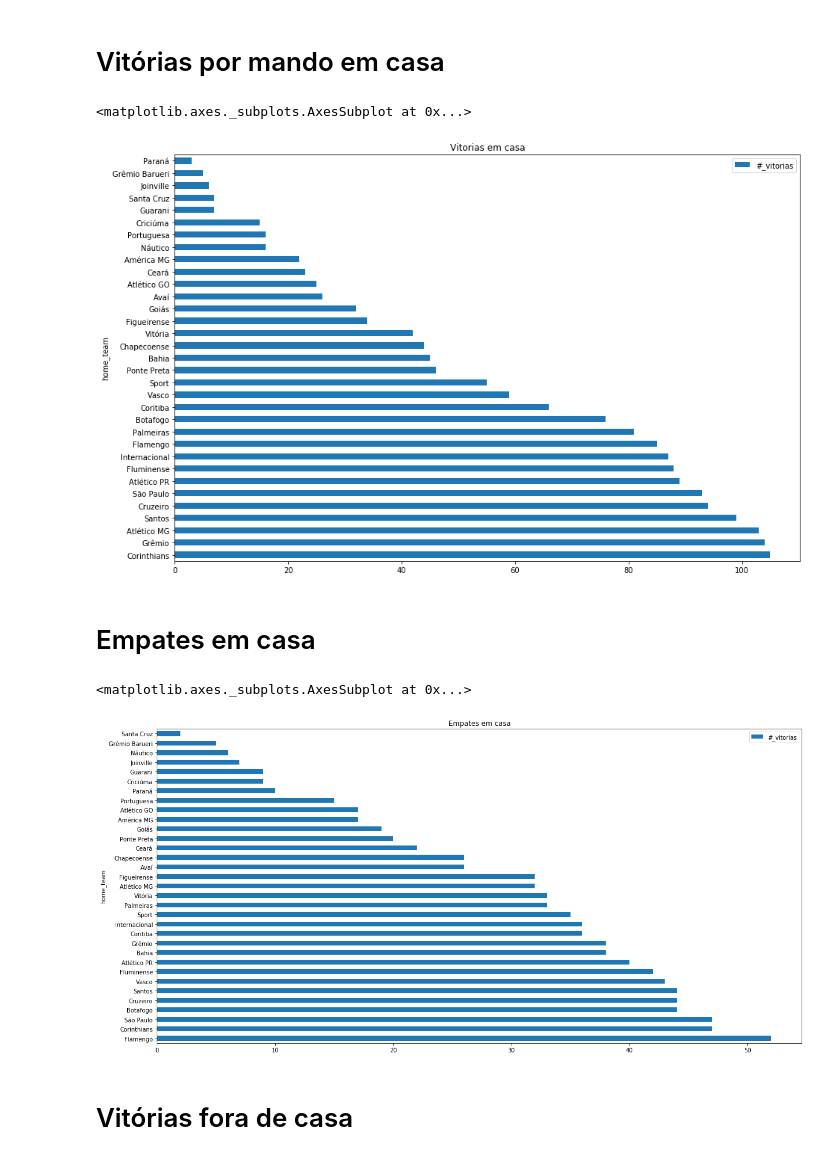
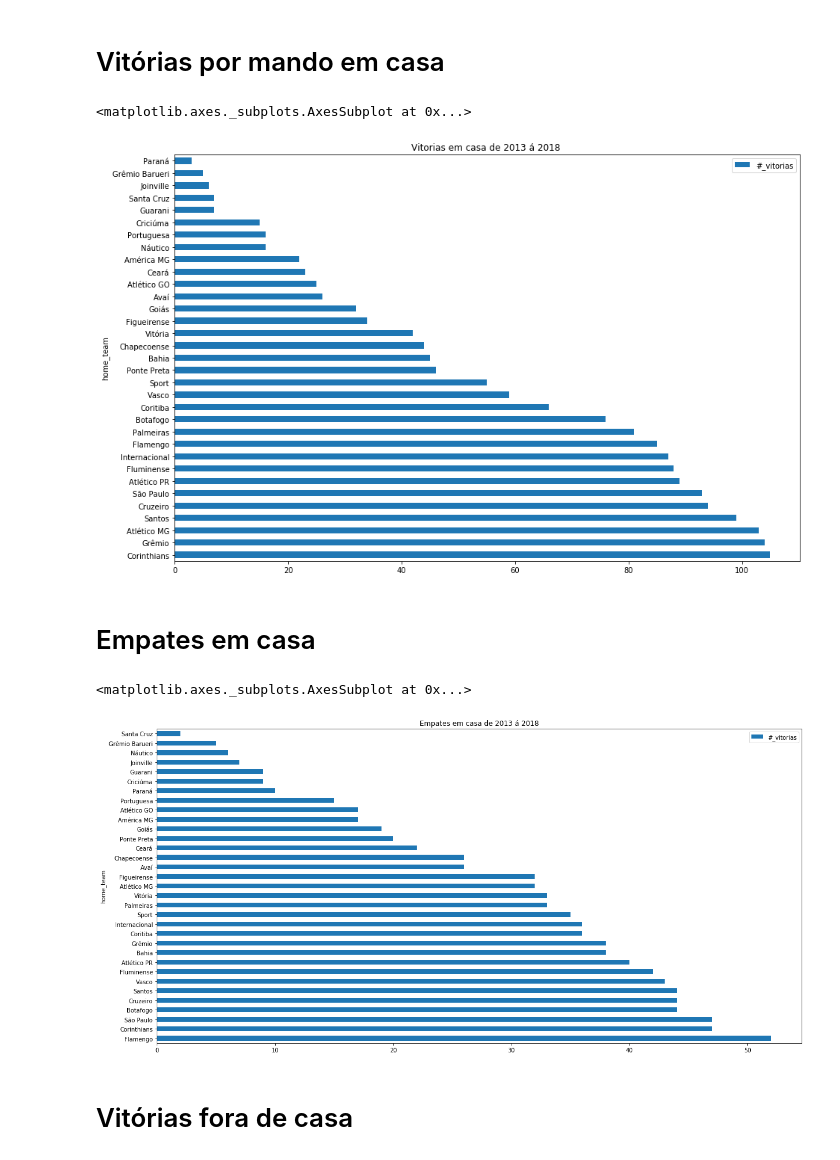
Before and after one commit to hlapa/brazilian_soccer_prediction, a Jupyter notebook: EDA.ipynb, the cells around one changed output. Drawn from its saved outputs; the diff is of its cells as text; code cells hidden in the pictures.

```diff
--- a/EDA.ipynb
+++ b/EDA.ipynb
@@ -142,19 +44,19 @@ temp2=temp2.rename(columns={'home_team':'#_vitorias'})
 temp2=temp2.reset_index()
 vitorias_hw=temp2[temp2['winner']=='HW']
 # %%
-vitorias_hw.set_index('home_team').plot.barh(figsize=(15,10), title='Vitorias em casa')
+vitorias_hw.set_index('home_team').plot.barh(figsize=(15,10), title='Vitorias em casa de 2013 á 2018 ')
 # %% [output]
 <matplotlib.axes._subplots.AxesSubplot at 0x...>
-[figure, old version]
+[figure, new version]
 # %% [markdown]
 # Empates em casa
 # %%
 empates_hw=temp2[temp2['winner']=='D']
 # %%
-empates_hw.set_index('home_team').plot.barh(figsize=(20,10),title='Empates em casa')
+empates_hw.set_index('home_team').plot.barh(figsize=(20,10),title='Empates em casa de 2013 á 2018')
 # %% [output]
 <matplotlib.axes._subplots.AxesSubplot at 0x...>
-[figure, old version]
+[figure, new version]
 # %% [markdown]
 # Vitórias fora de casa
 # %%
```
Also changed, not shown: parts of 29 cells of this notebook, 5 other files.
